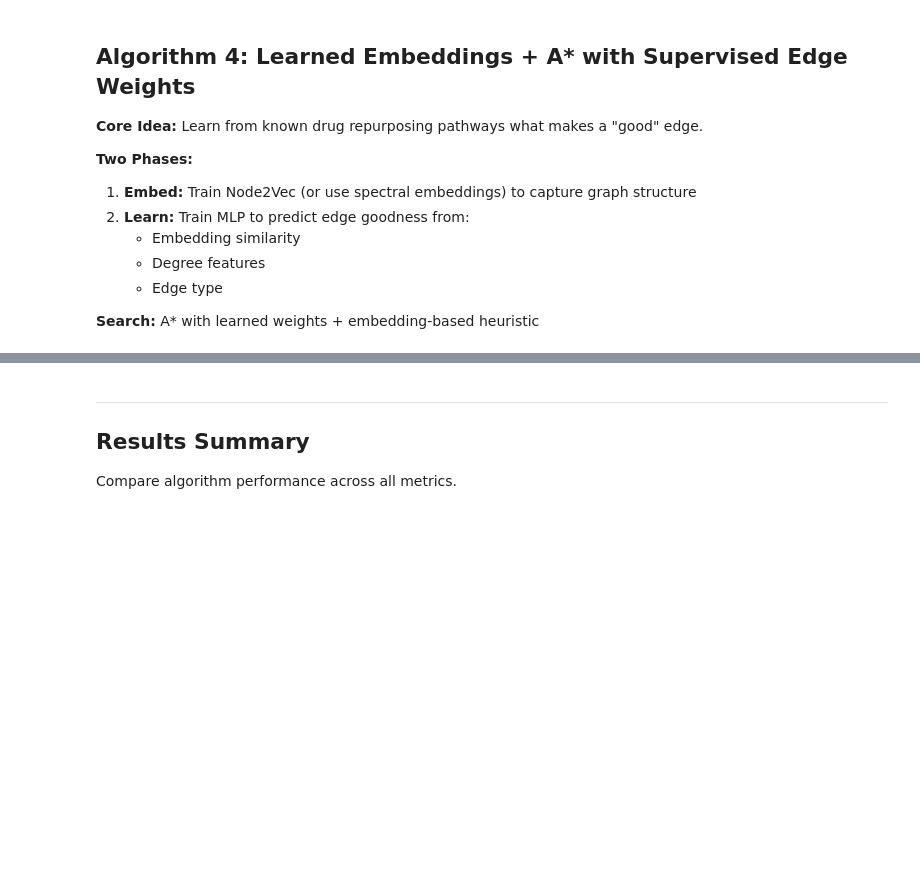
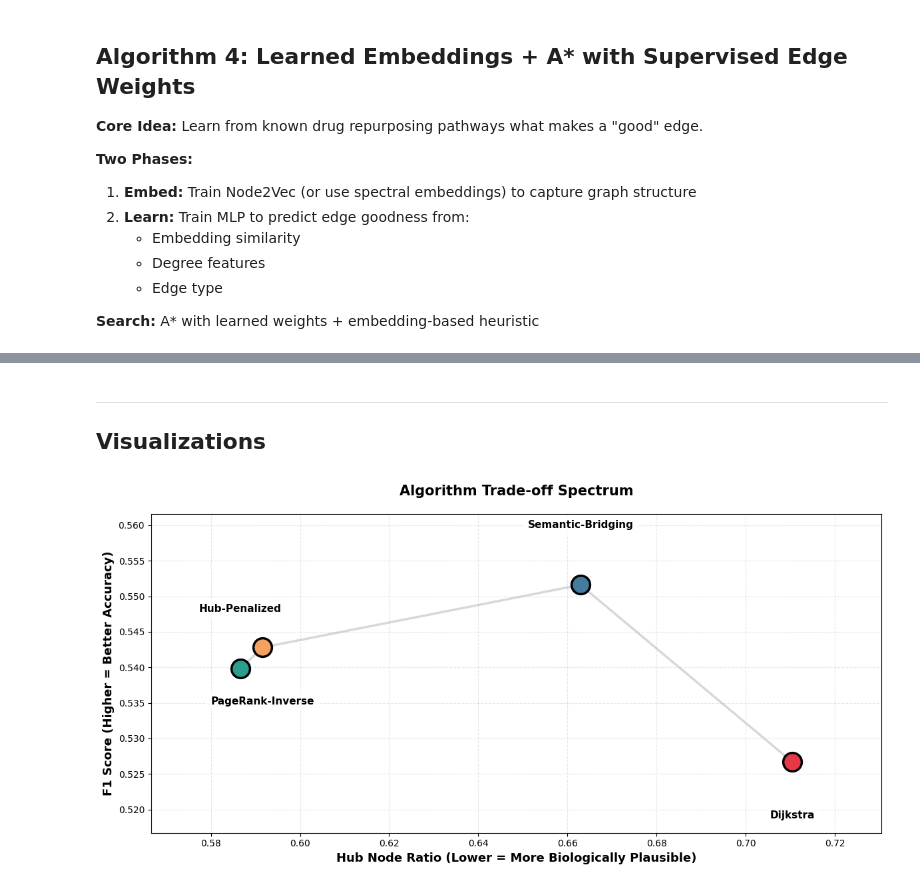
Before and after one commit to maxxyhc/PrimeKG-Pathfinding-Algorithm-Benchmark-Laboratory, a Jupyter notebook: notebook/algorithm_benchmark.ipynb, the cells around one changed output, grey strips where cells are left out. Drawn from its saved outputs; the diff is of its cells as text; code cells hidden in the pictures; blank space fills up the shorter version.

```diff
--- a/notebook/algorithm_benchmark.ipynb
+++ b/notebook/algorithm_benchmark.ipynb
@@ -770,6 +737 @@ results, summary = run_evaluation(
-# %% [markdown]
----
-## Results Summary
-
-Compare algorithm performance across all metrics.
 # %%
@@ -793,0 +756,62 @@ for alg in ['Shortest Path', 'Meta-Path']:
+# %% [markdown]
+---
+## Visualizations
+# %%
+import matplotlib.pyplot as plt
+import numpy as np
+
+def plot_algorithm_tradeoff(summary):
+    """
+    Line plot showing algorithms positioned on accuracy-plausibility spectrum
+    """
+    fig, ax = plt.subplots(figsize=(12, 6))
+
+    # Sort by hub ratio for cleaner line
+    summary_sorted = summary.sort_values('hub_node_ratio')
+
+    algorithms = summary_sorted.index.tolist()
+    colors = {
+        'Dijkstra': '#E63946',
+        'Hub-Penalized': '#2A9D8F',
+        'PageRank-Inverse': '#F4A261',
+        'Semantic-Bridging': '#457B9D'
+    }
+
+    x = summary_sorted['hub_node_ratio'].values
+    y = summary_sorted['f1_score'].values
+
+    # Draw connecting line
+    ax.plot(x, y, 'o-', linewidth=2.5, markersize=12,
+            color='gray', alpha=0.3, zorder=1)
+
+    # Plot individual points
+    for i, algo in enumerate(algorithms):
+        ax.scatter(x[i], y[i], s=400, c=colors[algo],
+                   edgecolors='black', linewidth=2.5,
+                   zorder=3, label=algo)
+
+        # Add labels next to points
+        offset = 0.008 if i % 2 == 0 else -0.008
+        ax.text(x[i], y[i] + offset, algo,
+                fontsize=11, weight='bold', ha='center',
+                bbox=dict(boxstyle='round,pad=0.5',
+                         facecolor='white', alpha=0.8, edgecolor='none'))
+
+    ax.set_xlabel('Hub Node Ratio (Lower = More Biologically Plausible)',
+                  fontsize=13, weight='bold')
+    ax.set_ylabel('F1 Score (Higher = Better Accuracy)',
+                  fontsize=13, weight='bold')
+    ax.set_title('Algorithm Trade-off Spectrum',
+                 fontsize=15, weight='bold', pad=20)
+
+    ax.grid(True, alpha=0.3, linestyle='--')
+    ax.set_xlim(x.min() - 0.02, x.max() + 0.02)
+    ax.set_ylim(y.min() - 0.01, y.max() + 0.01)
+
+    plt.tight_layout()
+    return fig
+
+fig = plot_algorithm_tradeoff(summary)
+plt.show()
+# %% [output]
+[figure, added]
```
Also changed, not shown: parts of 41 cells of this notebook, 7 other files.
